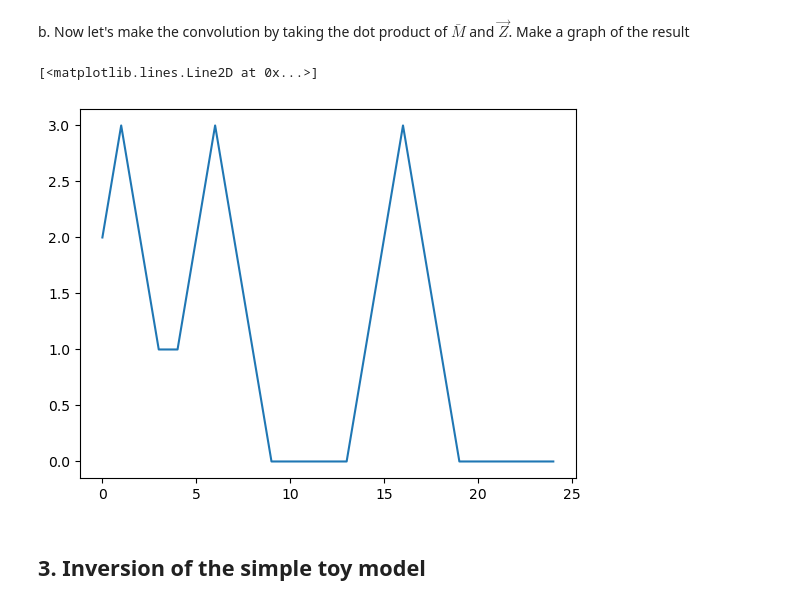
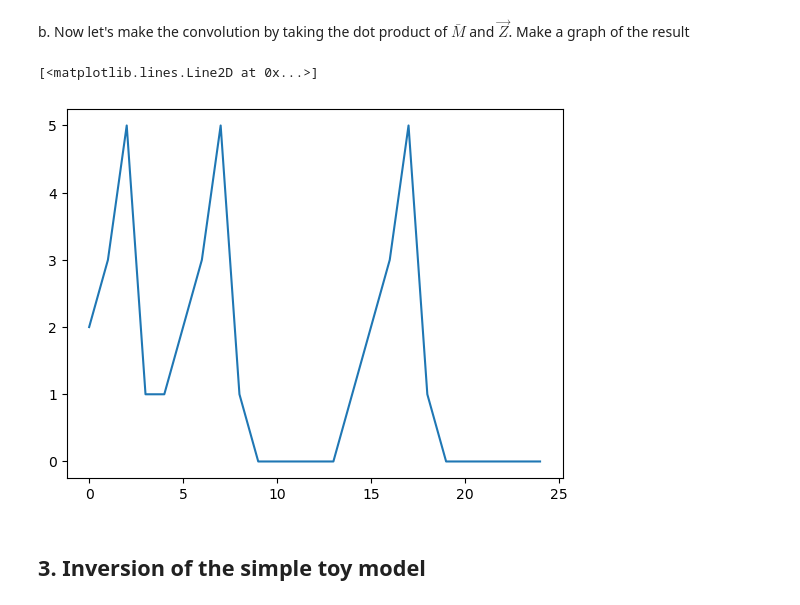
Before and after one commit to veropetit/SpectropolarimetryLectures, a Jupyter notebook: LSD_Solution.ipynb, the cells around one changed output. Drawn from its saved outputs; the diff is of its cells as text; code cells hidden in the pictures.

```diff
--- a/LSD_Solution.ipynb
+++ b/LSD_Solution.ipynb
@@ -89,7 +89,7 @@ a. In the cell below, you can see that I have already created an empty matrix fo
 
 Hint: As we saw in class, we can use a padded version of the `M` array to create a loop that assigns a slice of this array shifted according to the loop index.
 # %%
-Z = np.array([0, 1, 2, 3, 2, 1, 0])
+Z = np.array([0, 1, 2, 3, 5, 1, 0])
 lines = [1, 6, 16]
 nM = 25
 M = np.zeros(nM)
@@ -108,6 +108,10 @@ for j in range(0,Z.size):
     M_mat[:,j]=newM[0+j:25+j]
 
 print(M_mat)
+
+fig, ax = plt.subplots(1,1)
+im = ax.imshow(M_mat, interpolation='none', aspect='auto', cmap='Greys', vmin=0.0, vmax=1.0)
+plt.colorbar(im)
 # %% [output]
 [[0. 0. 0. 0. 1. 0. 0.]
  [0. 0. 0. 1. 0. 0. 0.]
@@ -129,14 +135,13 @@ print(M_mat)
 # %% [markdown]
 b. Now let's make the convolution by taking the dot product of $\bar{M}$ and $\vec{Z}$. Make a graph of the result
 # %%
-
-V = np.dot(M_mat,Z)
+V = np.dot(M_mat, Z[::-1])
 
 fig, ax = plt.subplots(1,1)
 ax.plot(V)
 # %% [output]
 [<matplotlib.lines.Line2D at 0x...>]
-[figure, old version]
+[figure, new version]
 # %% [markdown]
 ## 3. Inversion of the simple toy model
 # %% [markdown]
```
Also changed, not shown: parts of 16 cells of this notebook, 1 other file.
